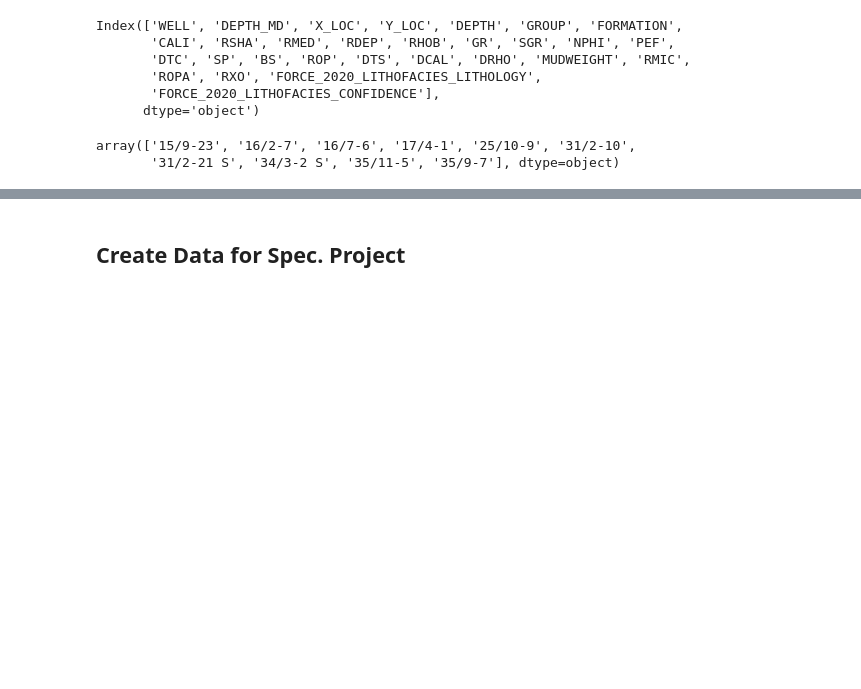
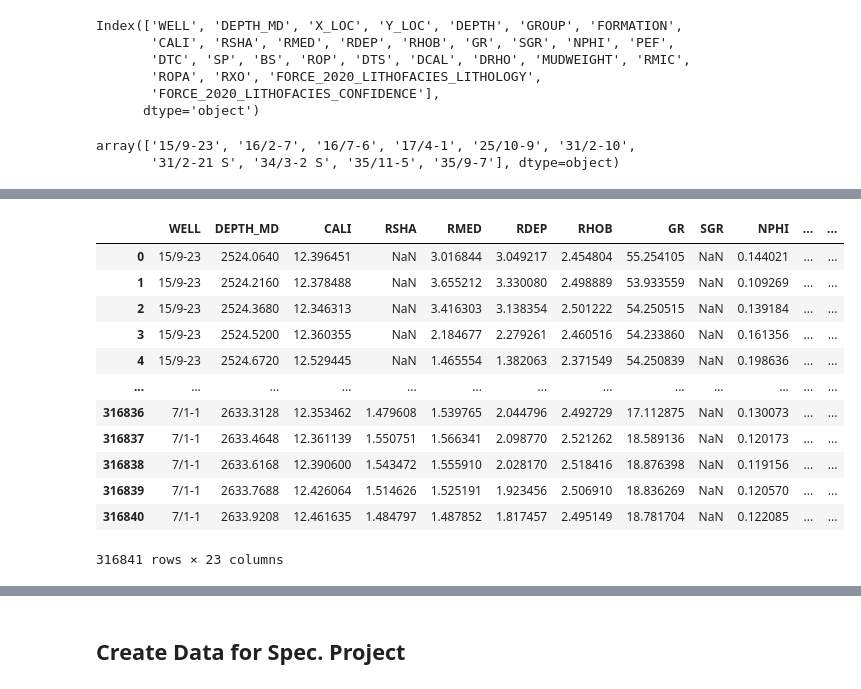
Before and after one commit to ruzieqnafiha/improving-lithology-label-well-logs, a Jupyter notebook: Data preparation (copy from Github).ipynb, the cells around one changed output, grey strips where cells are left out. Cells and saved outputs as stored; diff of their text form; code cells hidden in the pictures; blank space fills up the shorter version.

```diff
--- a/Data preparation (copy from Github).ipynb
+++ b/Data preparation (copy from Github).ipynb
@@ -134,0 +193,21 @@ array(['15/9-23', '16/2-7', '16/7-6', '17/4-1', '25/10-9', '31/2-10',
+# %%
+cretaceoushiddentest = pd.read_csv('cretaceoushiddentest.csv')
+cretaceoustrain = pd.read_csv('cretaceoustrain.csv')
+cretaceous_merge_new = pd.concat([cretaceoushiddentest, cretaceoustrain], axis=0, ignore_index=True)
+cretaceous_merge_new.rename(columns = {'FORCE_2020_LITHOFACIES_LITHOLOGY':'LITHOLOGY'}, inplace = True)
+cretaceous_merge_new = cretaceous_merge_new[['WELL', 'DEPTH_MD', 'CALI', 'RSHA', 'RMED', 'RDEP', 'RHOB', 'GR', 'SGR', 'NPHI', 'PEF', 'DTC', 'SP', 'BS', 'DTS', 'DRHO', 'RMIC', 'RXO', 'LITHOLOGY','GROUP', 'FORMATION', 'GROUP_NEW', 'FORMATION_NEW']]
+cretaceous_merge_new
+# %% [output]
+|  | WELL | DEPTH_MD | CALI | RSHA | RMED | RDEP | RHOB | GR | SGR | NPHI | ... | ... |
+| 0 | 15/9-23 | 2524.0640 | 12.396451 | NaN | 3.016844 | 3.049217 | 2.454804 | 55.254105 | NaN | 0.144021 | ... | ... |
+| 1 | 15/9-23 | 2524.2160 | 12.378488 | NaN | 3.655212 | 3.330080 | 2.498889 | 53.933559 | NaN | 0.109269 | ... | ... |
+| 2 | 15/9-23 | 2524.3680 | 12.346313 | NaN | 3.416303 | 3.138354 | 2.501222 | 54.250515 | NaN | 0.139184 | ... | ... |
+| 3 | 15/9-23 | 2524.5200 | 12.360355 | NaN | 2.184677 | 2.279261 | 2.460516 | 54.233860 | NaN | 0.161356 | ... | ... |
+| 4 | 15/9-23 | 2524.6720 | 12.529445 | NaN | 1.465554 | 1.382063 | 2.371549 | 54.250839 | NaN | 0.198636 | ... | ... |
+| ... | ... | ... | ... | ... | ... | ... | ... | ... | ... | ... | ... | ... |
+| 316836 | 7/1-1 | 2633.3128 | 12.353462 | 1.479608 | 1.539765 | 2.044796 | 2.492729 | 17.112875 | NaN | 0.130073 | ... | ... |
+| 316837 | 7/1-1 | 2633.4648 | 12.361139 | 1.550751 | 1.566341 | 2.098770 | 2.521262 | 18.589136 | NaN | 0.120173 | ... | ... |
+| 316838 | 7/1-1 | 2633.6168 | 12.390600 | 1.543472 | 1.555910 | 2.028170 | 2.518416 | 18.876398 | NaN | 0.119156 | ... | ... |
+| 316839 | 7/1-1 | 2633.7688 | 12.426064 | 1.514626 | 1.525191 | 1.923456 | 2.506910 | 18.836269 | NaN | 0.120570 | ... | ... |
+| 316840 | 7/1-1 | 2633.9208 | 12.461635 | 1.484797 | 1.487852 | 1.817457 | 2.495149 | 18.781704 | NaN | 0.122085 | ... | ... |
+316841 rows × 23 columns
```
Also changed, not shown: parts of 20 cells of this notebook, 1 other file.
